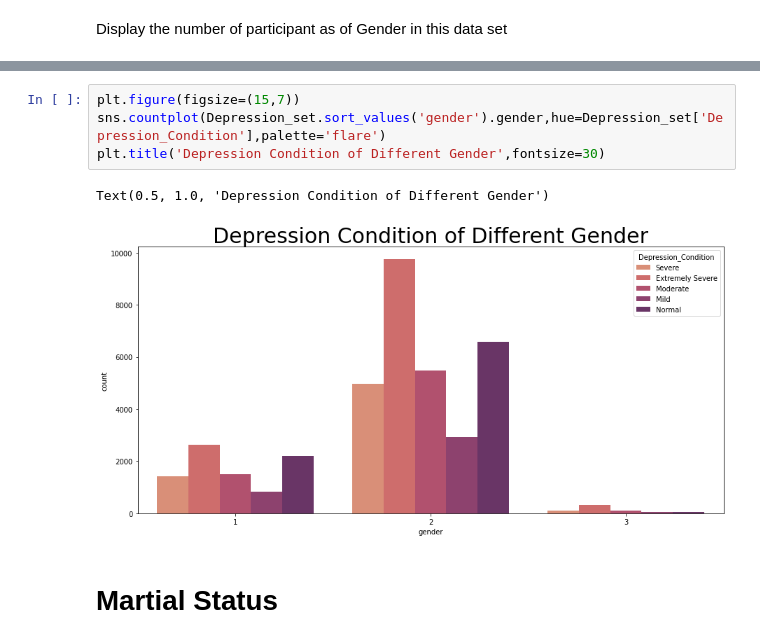
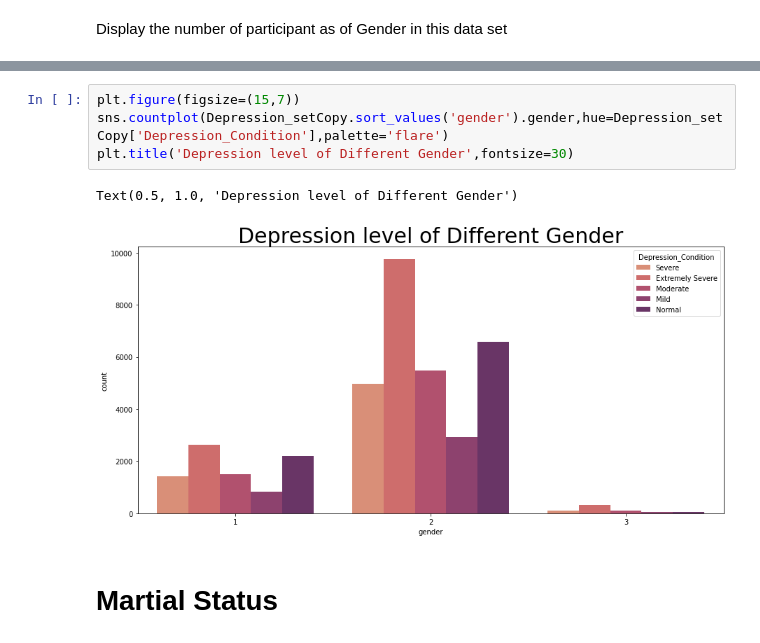
Before and after one commit to weihan444/ML-Hackathon, a Jupyter notebook: ML_Hackathon.ipynb, the cells around one changed output, grey strips where cells are left out. Cells and saved outputs as stored; diff of their text form.

```diff
--- a/ML_Hackathon.ipynb
+++ b/ML_Hackathon.ipynb
@@ -588,11 +588,11 @@ Number of participant as of Gender
 Name: gender, dtype: int64
 # %%
 plt.figure(figsize=(15,7))
-sns.countplot(Depression_set.sort_values('gender').gender,hue=Depression_set['Depression_Condition'],palette='flare')
-plt.title('Depression Condition of Different Gender',fontsize=30)
+sns.countplot(Depression_setCopy.sort_values('gender').gender,hue=Depression_setCopy['Depression_Condition'],palette='flare')
+plt.title('Depression level of Different Gender',fontsize=30)
 # %% [output]
-Text(0.5, 1.0, 'Depression Condition of Different Gender')
+Text(0.5, 1.0, 'Depression level of Different Gender')
-[figure, old version]
+[figure, new version]
 # %% [markdown]
 # Martial Status
 # %% [markdown]
```
Also changed, not shown: parts of 37 cells of this notebook.
